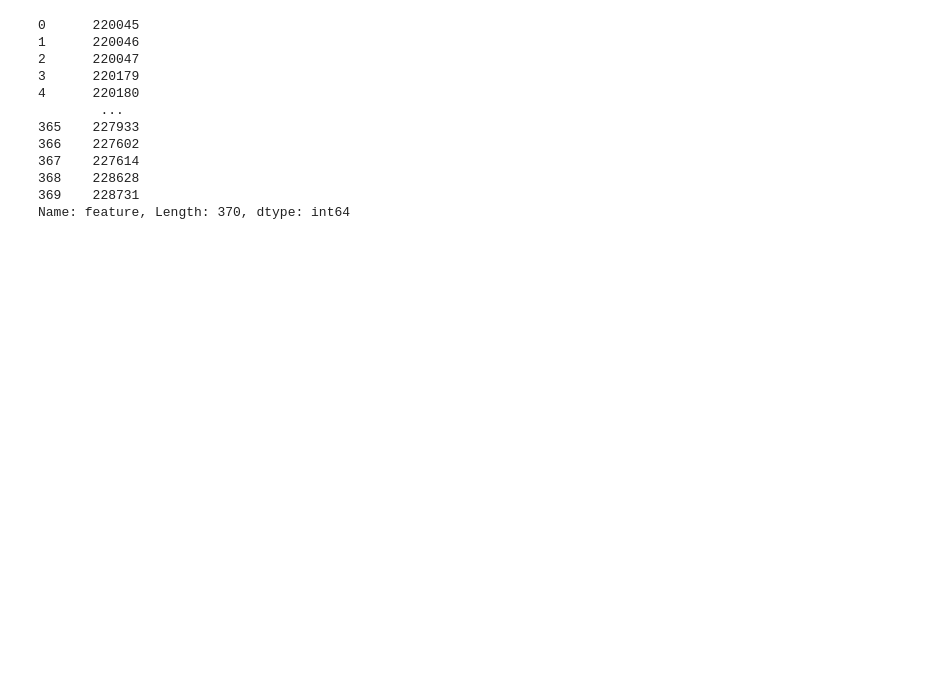
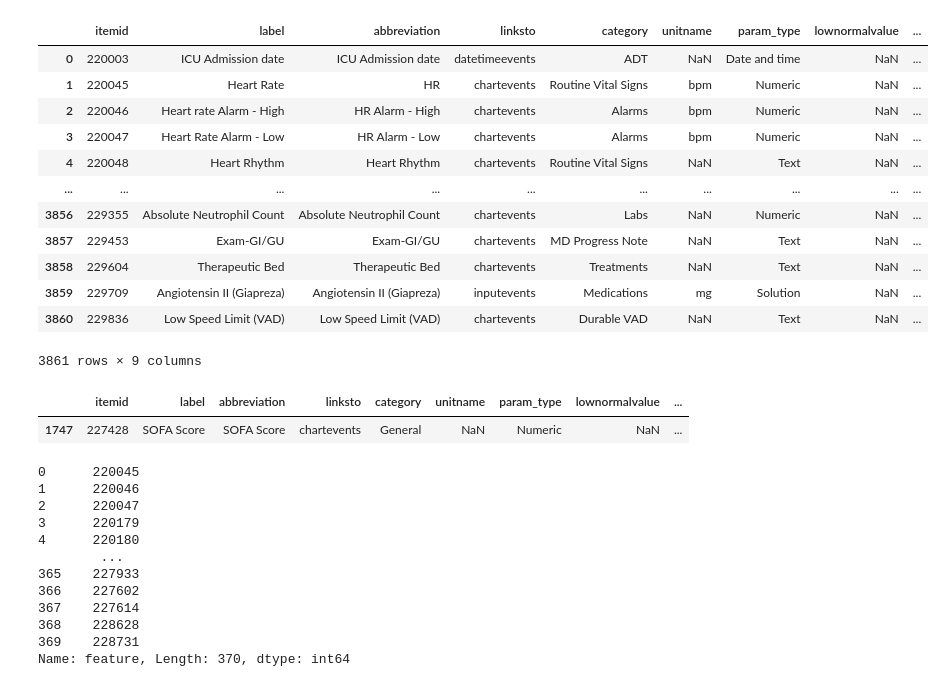
Before and after one commit to jjfeng/MIMIC-IV-Data-Pipeline, a Jupyter notebook: feature_importance_analysis.ipynb, the cells around one changed output. Cells and saved outputs as stored; diff of their text form; code cells hidden in the pictures; blank space fills up the shorter version.

```diff
--- a/feature_importance_analysis.ipynb
+++ b/feature_importance_analysis.ipynb
@@ -20,5 +20,26 @@ feat_import
 # %%
+# contains metadata for lab ids
 d_labitems = pd.read_csv("mimiciv/1.0/icu/d_items.csv.gz")
+d_labitems
+# %% [output]
+|  | itemid | label | abbreviation | linksto | category | unitname | param_type | lownormalvalue | ... |
+| 0 | 220003 | ICU Admission date | ICU Admission date | datetimeevents | ADT | NaN | Date and time | NaN | ... |
+| 1 | 220045 | Heart Rate | HR | chartevents | Routine Vital Signs | bpm | Numeric | NaN | ... |
+| 2 | 220046 | Heart rate Alarm - High | HR Alarm - High | chartevents | Alarms | bpm | Numeric | NaN | ... |
+| 3 | 220047 | Heart Rate Alarm - Low | HR Alarm - Low | chartevents | Alarms | bpm | Numeric | NaN | ... |
+| 4 | 220048 | Heart Rhythm | Heart Rhythm | chartevents | Routine Vital Signs | NaN | Text | NaN | ... |
+| ... | ... | ... | ... | ... | ... | ... | ... | ... | ... |
+| 3856 | 229355 | Absolute Neutrophil Count | Absolute Neutrophil Count | chartevents | Labs | NaN | Numeric | NaN | ... |
+| 3857 | 229453 | Exam-GI/GU | Exam-GI/GU | chartevents | MD Progress Note | NaN | Text | NaN | ... |
+| 3858 | 229604 | Therapeutic Bed | Therapeutic Bed | chartevents | Treatments | NaN | Text | NaN | ... |
+| 3859 | 229709 | Angiotensin II (Giapreza) | Angiotensin II (Giapreza) | inputevents | Medications | mg | Solution | NaN | ... |
+| 3860 | 229836 | Low Speed Limit (VAD) | Low Speed Limit (VAD) | chartevents | Durable VAD | NaN | Text | NaN | ... |
+3861 rows × 9 columns
+# %%
+d_labitems[d_labitems.label.str.lower().str.contains('sofa')] #sofa
+# %% [output]
+|  | itemid | label | abbreviation | linksto | category | unitname | param_type | lownormalvalue | ... |
+| 1747 | 227428 | SOFA Score | SOFA Score | chartevents | General | NaN | Numeric | NaN | ... |
 # %%
 feat_mask = feat_import.feature.apply(lambda x: x[0].isdigit())
 feat_import_itemid = feat_import.feature[feat_mask].astype(int)
```
Also changed, not shown: parts of 7 cells of this notebook, 3 other files.
